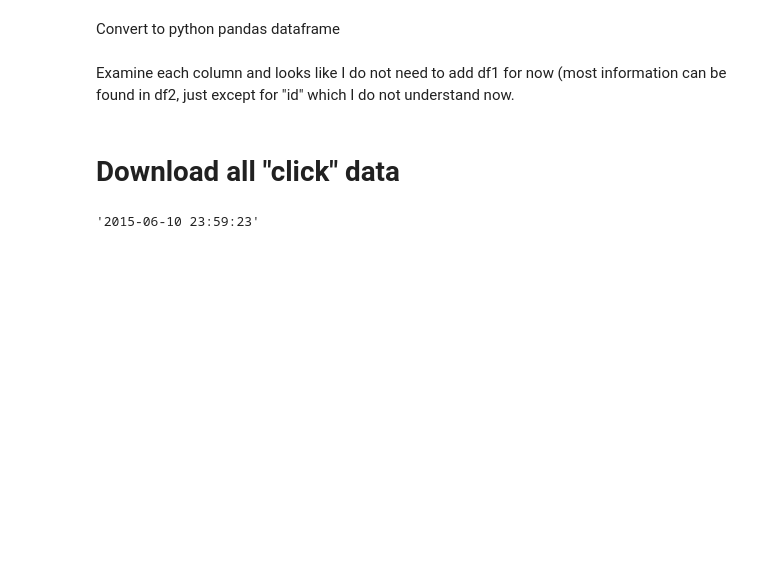
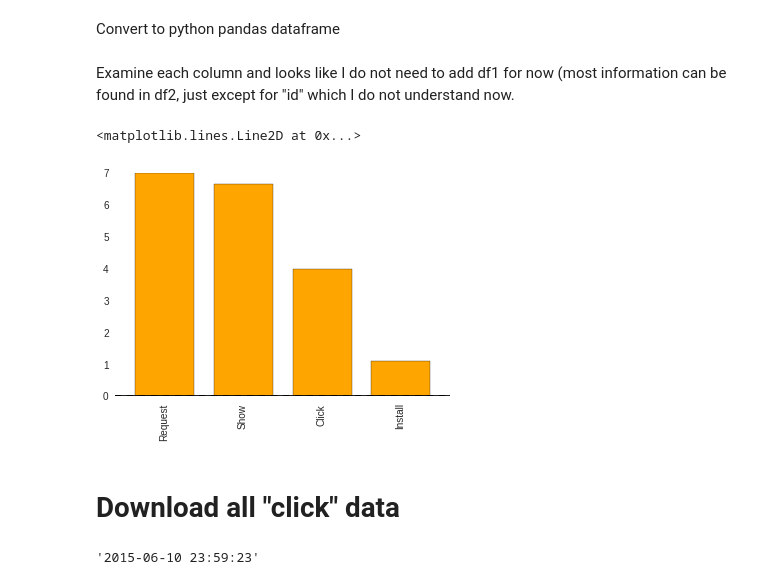
Before and after one commit to hellowendy/Insight_Data_Science, a Jupyter notebook: notebook/Zenit_data_explotary.ipynb, the cells around one changed output. Cells and saved outputs as stored; diff of their text form; code cells hidden in the pictures; blank space fills up the shorter version.

```diff
--- a/notebook/Zenit_data_explotary.ipynb
+++ b/notebook/Zenit_data_explotary.ipynb
@@ -137,6 +145,14 @@ df1 = pd.DataFrame([datum for datum in result['hits']['hits']])
 #merge = pd.concat([df1, df2], axis=1)
 # %% [markdown]
 Examine each column and looks like I do not need to add df1 for now (most information can be found in df2, just except for "id" which I do not understand now.
+# %%
+tmp = pd.Series(np.log10([9884550,4508030,9719,13]),index=['Request','Show','Click','Install'])
+plt.figure()
+tmp.plot(kind='bar',color='orange')
+plt.axhline(0,color='k')
+# %% [output]
+<matplotlib.lines.Line2D at 0x...>
+[figure, added]
 # %% [markdown]
 # Download all "click" data
 # %%
```
Also changed, not shown: parts of 50 cells of this notebook, 4 other files.
